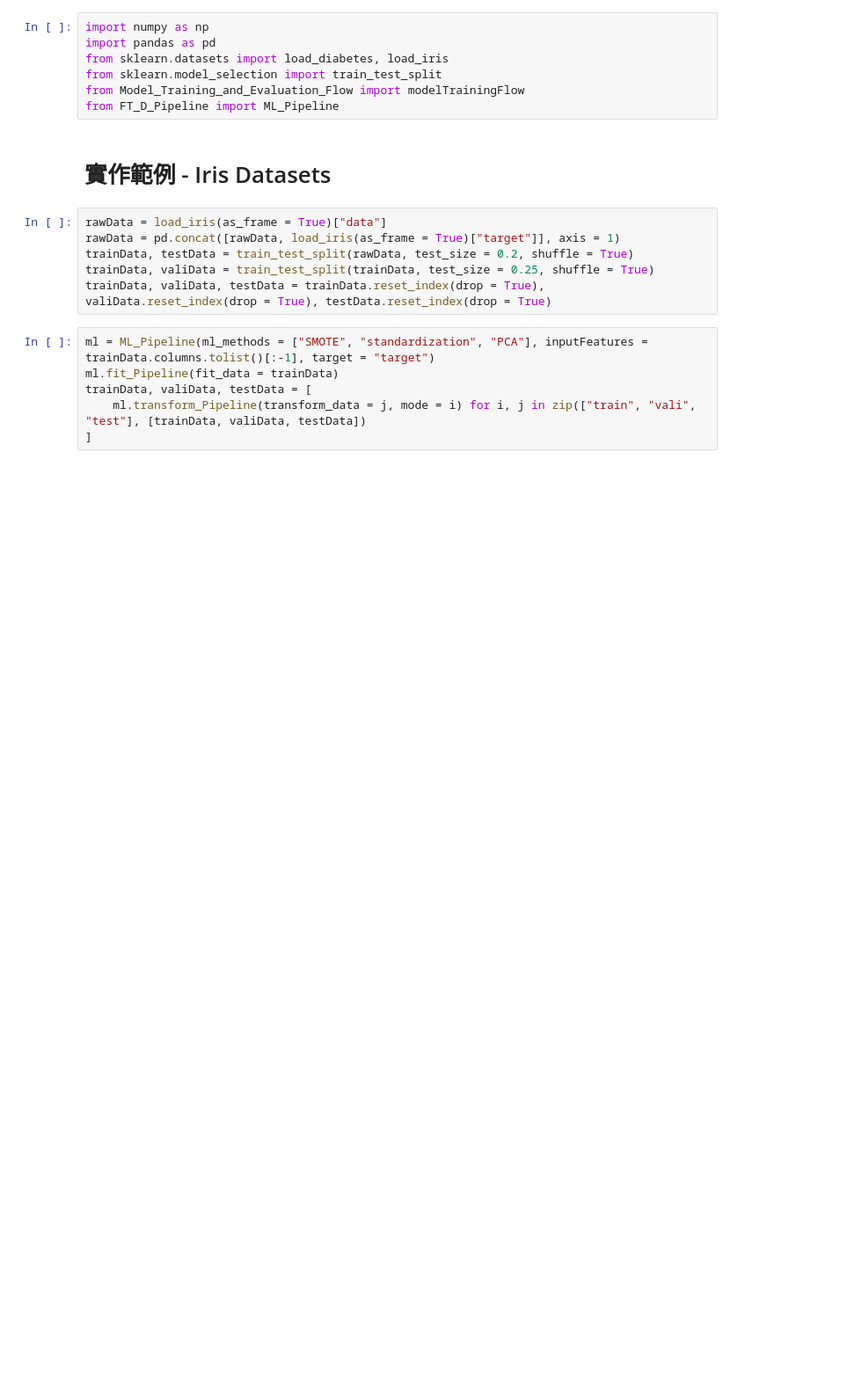
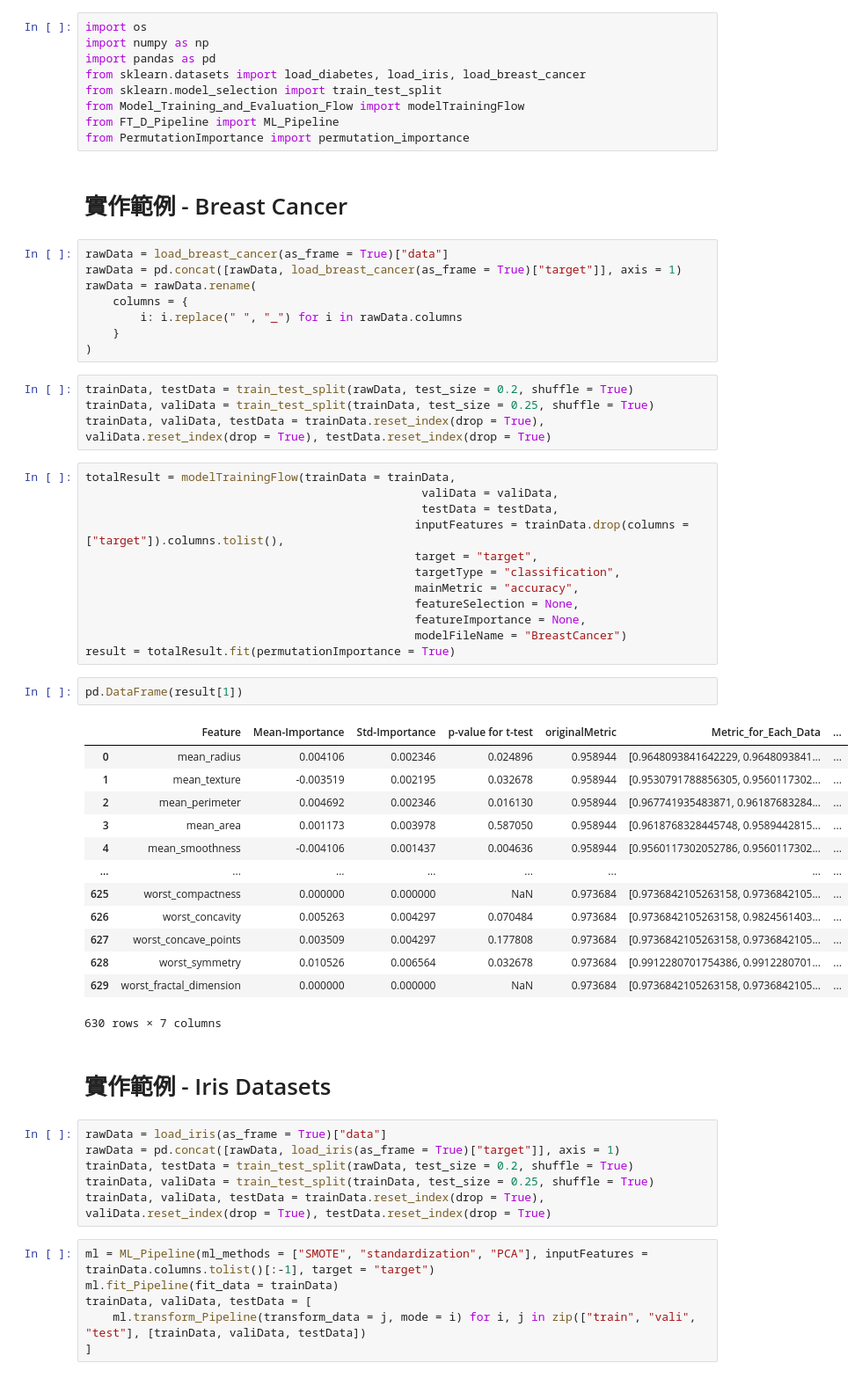
Before and after one commit to Wang-Jian-An/CustomizedAutoML, a Jupyter notebook: Example.ipynb, the cells around one changed output. Shown: that part at 88% size. Saved outputs shown, nothing was run; the diff lists cells and outputs as text; blank space fills up the shorter version.

Commit message:
feat: permutation importance for breast cancer

```diff
--- a/Example.ipynb
+++ b/Example.ipynb
@@ -1,10 +1,54 @@
 # %%
+import os
 import numpy as np
 import pandas as pd
-from sklearn.datasets import load_diabetes, load_iris
+from sklearn.datasets import load_diabetes, load_iris, load_breast_cancer
 from sklearn.model_selection import train_test_split
 from Model_Training_and_Evaluation_Flow import modelTrainingFlow
 from FT_D_Pipeline import ML_Pipeline
+from PermutationImportance import permutation_importance
+# %% [markdown]
+# 實作範例 - Breast Cancer
+# %%
+rawData = load_breast_cancer(as_frame = True)["data"]
+rawData = pd.concat([rawData, load_breast_cancer(as_frame = True)["target"]], axis = 1)
+rawData = rawData.rename(
+    columns = {
+        i: i.replace(" ", "_") for i in rawData.columns
+    }
+)
+# %%
+trainData, testData = train_test_split(rawData, test_size = 0.2, shuffle = True)
+trainData, valiData = train_test_split(trainData, test_size = 0.25, shuffle = True)
+trainData, valiData, testData = trainData.reset_index(drop = True), valiData.reset_index(drop = True), testData.reset_index(drop = True)
+# %%
+totalResult = modelTrainingFlow(trainData = trainData,
+                                                 valiData = valiData,
+                                                 testData = testData,
+                                                inputFeatures = trainData.drop(columns = ["target"]).columns.tolist(),
+                                                target = "target",
+                                                targetType = "classification",
+                                                mainMetric = "accuracy",
+                                                featureSelection = None,
+                                                featureImportance = None,
+                                                modelFileName = "BreastCancer")
+result = totalResult.fit(permutationImportance = True)
+# %%
+pd.DataFrame(result[1])
+# %% [output]
+|  | Feature | Mean-Importance | Std-Importance | p-value for t-test | originalMetric | Metric_for_Each_Data | ... |
+| 0 | mean_radius | 0.004106 | 0.002346 | 0.024896 | 0.958944 | [0.9648093841642229, 0.9648093841... | ... |
+| 1 | mean_texture | -0.003519 | 0.002195 | 0.032678 | 0.958944 | [0.9530791788856305, 0.9560117302... | ... |
+| 2 | mean_perimeter | 0.004692 | 0.002346 | 0.016130 | 0.958944 | [0.967741935483871, 0.96187683284... | ... |
+| 3 | mean_area | 0.001173 | 0.003978 | 0.587050 | 0.958944 | [0.9618768328445748, 0.9589442815... | ... |
+| 4 | mean_smoothness | -0.004106 | 0.001437 | 0.004636 | 0.958944 | [0.9560117302052786, 0.9560117302... | ... |
+| ... | ... | ... | ... | ... | ... | ... | ... |
+| 625 | worst_compactness | 0.000000 | 0.000000 | NaN | 0.973684 | [0.9736842105263158, 0.9736842105... | ... |
+| 626 | worst_concavity | 0.005263 | 0.004297 | 0.070484 | 0.973684 | [0.9736842105263158, 0.9824561403... | ... |
+| 627 | worst_concave_points | 0.003509 | 0.004297 | 0.177808 | 0.973684 | [0.9736842105263158, 0.9736842105... | ... |
+| 628 | worst_symmetry | 0.010526 | 0.006564 | 0.032678 | 0.973684 | [0.9912280701754386, 0.9912280701... | ... |
+| 629 | worst_fractal_dimension | 0.000000 | 0.000000 | NaN | 0.973684 | [0.9736842105263158, 0.9736842105... | ... |
+630 rows × 7 columns
 # %% [markdown]
 # 實作範例 - Iris Datasets
 # %%
```
Also changed, not shown: parts of 2 cells of this notebook.
